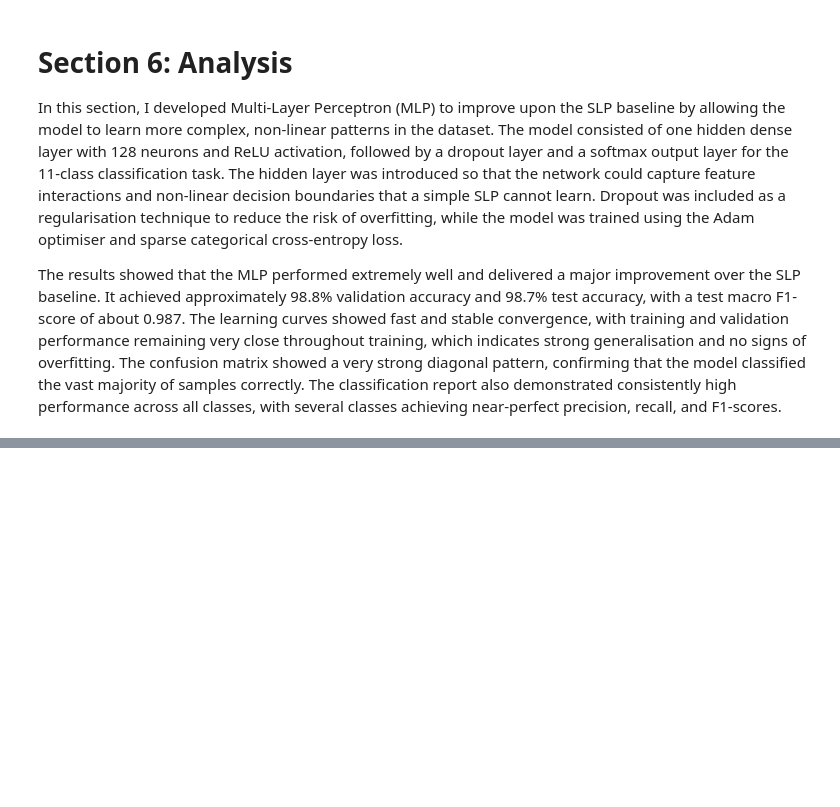
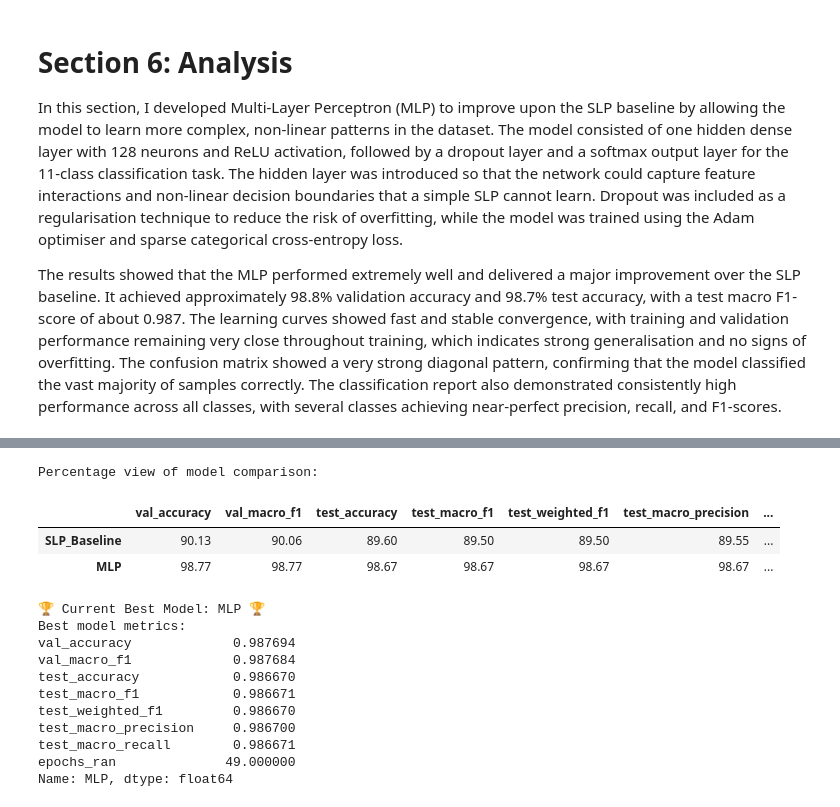
Before and after one commit to harshpre5/Artificial_Neural_Networks_14444188_HS_6009CMD, a Jupyter notebook: 14444188_ANN_PART_A.ipynb, the cells around one changed output, grey strips where cells are left out. Saved outputs shown, nothing was run; the diff lists cells and outputs as text; code cells hidden in the pictures; blank space fills up the shorter version.

```diff
--- a/14444188_ANN_PART_A.ipynb
+++ b/14444188_ANN_PART_A.ipynb
@@ -1216,0 +1320,33 @@ The results showed that the MLP performed extremely well and delivered a major i
+# %%
+# 7. Adding readable view
+percent_view = comparison_df.copy()
+for col in ["val_accuracy", "val_macro_f1", "test_accuracy", "test_macro_f1",
+            "test_weighted_f1", "test_macro_precision", "test_macro_recall"]:
+    percent_view[col] = (percent_view[col] * 100).round(2)
+
+print("\nPercentage view of model comparison:")
+display(percent_view)
+
+# 8. Picking current best model
+# Extracting the name of the model with the highest test_accuracy score.
+best_model_name = comparison_df["test_accuracy"].idxmax()
+best_model_metrics = comparison_df.loc[best_model_name]
+print(f" Current Best Model: {best_model_name} ")
+print("Best model metrics:")
+print(best_model_metrics)
+# %% [output]
+Percentage view of model comparison:
+|  | val_accuracy | val_macro_f1 | test_accuracy | test_macro_f1 | test_weighted_f1 | test_macro_precision | ... |
+| SLP_Baseline | 90.13 | 90.06 | 89.60 | 89.50 | 89.50 | 89.55 | ... |
+| MLP | 98.77 | 98.77 | 98.67 | 98.67 | 98.67 | 98.67 | ... |
+🏆 Current Best Model: MLP 🏆
+Best model metrics:
+val_accuracy             0.987694
+val_macro_f1             0.987684
+test_accuracy            0.986670
+test_macro_f1            0.986671
+test_weighted_f1         0.986670
+test_macro_precision     0.986700
+test_macro_recall        0.986671
+epochs_ran              49.000000
+Name: MLP, dtype: float64
```
Also changed, not shown: parts of 9 cells of this notebook.
